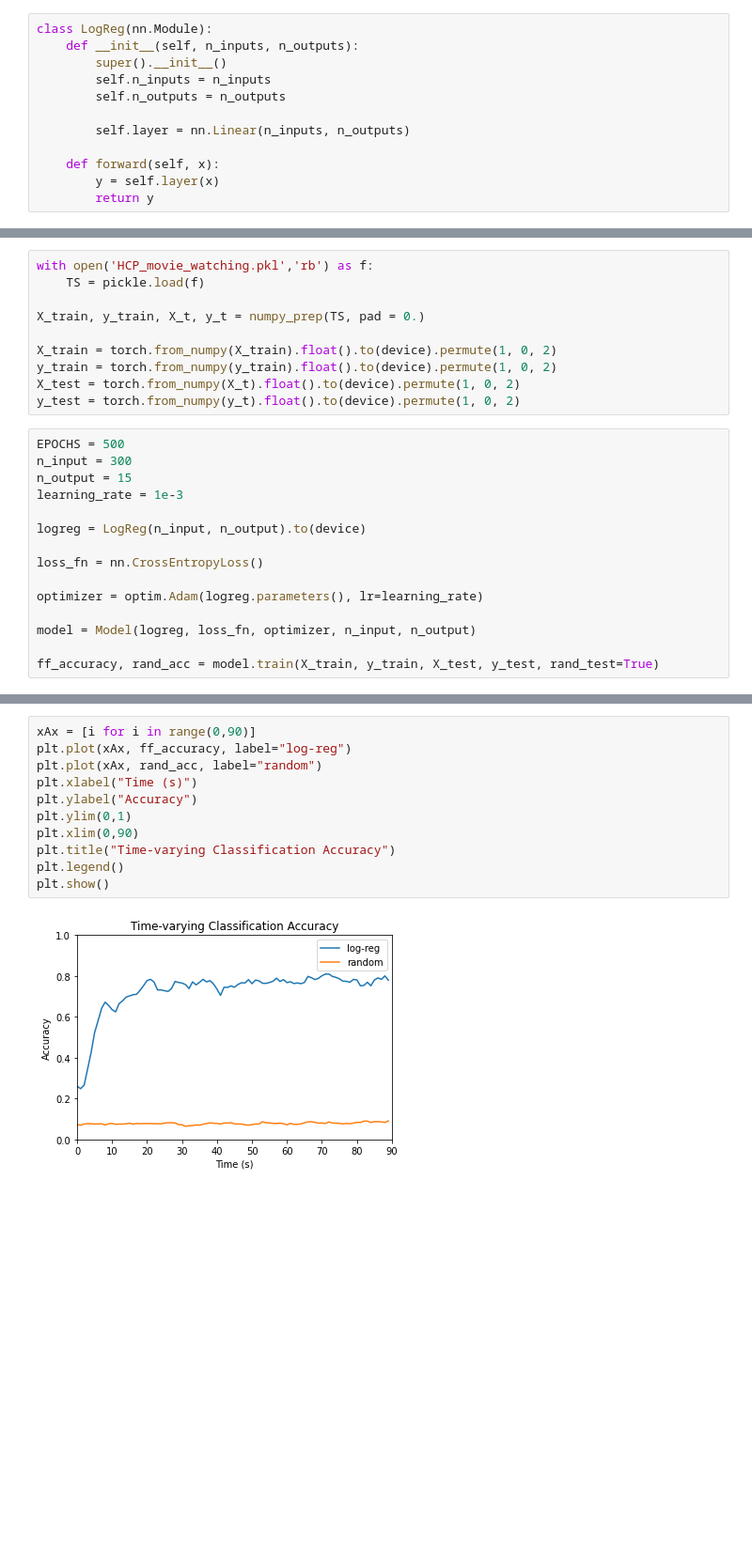
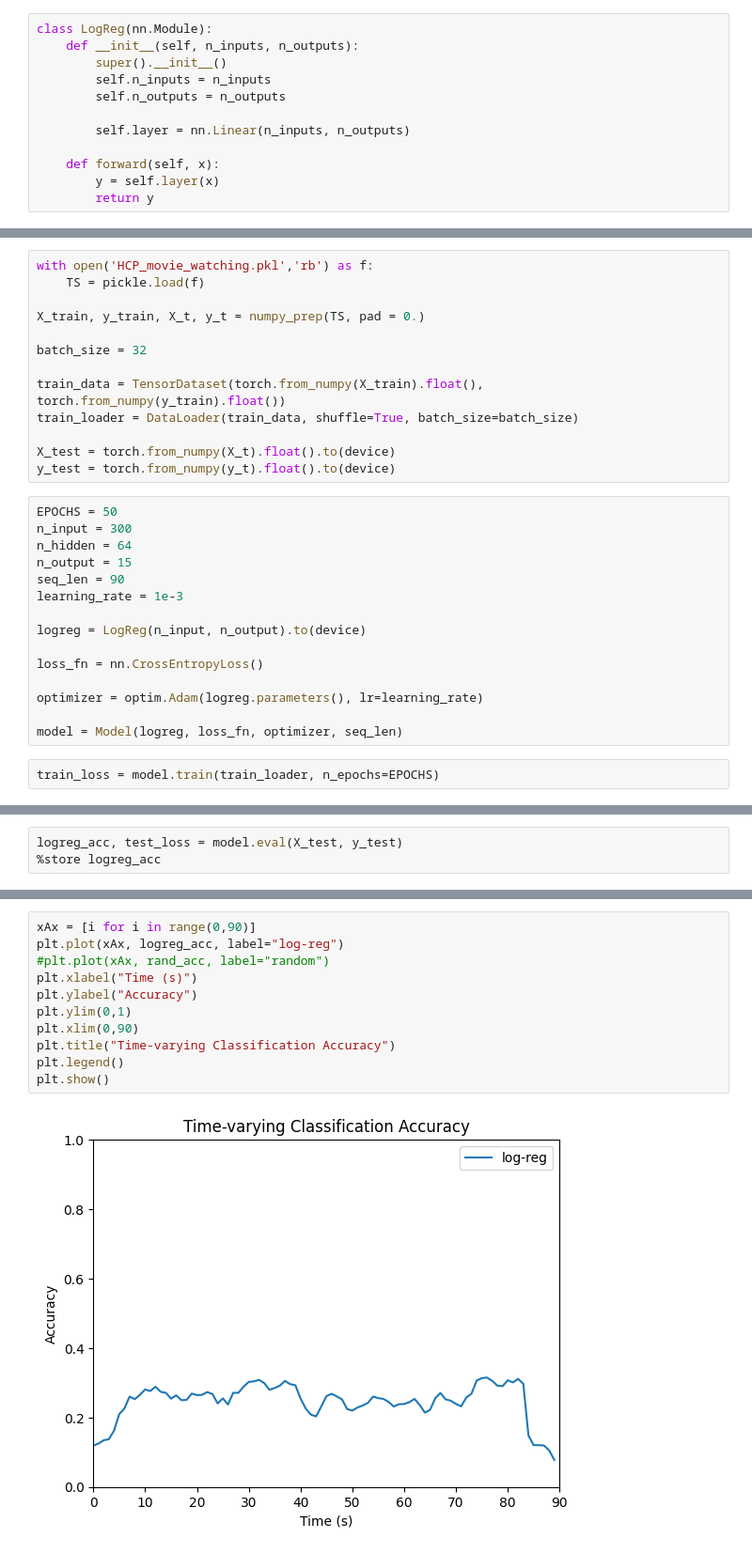
Before and after one commit to axgu/srp-lab-notebook, a Jupyter notebook: hcp_data/logistic_regression.ipynb, the cells around one changed output, grey strips where cells are left out. Shown at 94% size. Cells and saved outputs as stored; diff of their text form; blank space fills up the shorter version.

Commit message:
figures

```diff
--- a/hcp_data/logistic_regression.ipynb
+++ b/hcp_data/logistic_regression.ipynb
@@ -117,14 +139,19 @@ with open('HCP_movie_watching.pkl','rb') as f:
 
 X_train, y_train, X_t, y_t = numpy_prep(TS, pad = 0.)
 
-X_train = torch.from_numpy(X_train).float().to(device).permute(1, 0, 2)
-y_train = torch.from_numpy(y_train).float().to(device).permute(1, 0, 2)
-X_test = torch.from_numpy(X_t).float().to(device).permute(1, 0, 2)
-y_test = torch.from_numpy(y_t).float().to(device).permute(1, 0, 2)
+batch_size = 32
+
+train_data = TensorDataset(torch.from_numpy(X_train).float(), torch.from_numpy(y_train).float())
+train_loader = DataLoader(train_data, shuffle=True, batch_size=batch_size)
+
+X_test = torch.from_numpy(X_t).float().to(device)
+y_test = torch.from_numpy(y_t).float().to(device)
 # %%
-EPOCHS = 500
+EPOCHS = 50
 n_input = 300
+n_hidden = 64
 n_output = 15
+seq_len = 90
 learning_rate = 1e-3
 
 logreg = LogReg(n_input, n_output).to(device)
@@ -133,6 +160,6 @@ loss_fn = nn.CrossEntropyLoss()
 
 optimizer = optim.Adam(logreg.parameters(), lr=learning_rate)
 
-model = Model(logreg, loss_fn, optimizer, n_input, n_output)
-
-ff_accuracy, rand_acc = model.train(X_train, y_train, X_test, y_test, rand_test=True)
+model = Model(logreg, loss_fn, optimizer, seq_len)
+# %%
+train_loss = model.train(train_loader, n_epochs=EPOCHS)
@@ -138,0 +168,3 @@ ff_accuracy, rand_acc = model.train(X_train, y_train, X_test, y_test, rand_test=
+# %%
+logreg_acc, test_loss = model.eval(X_test, y_test)
+%store logreg_acc
@@ -139,13 +173,13 @@ ff_accuracy, rand_acc = model.train(X_train, y_train, X_test, y_test, rand_test=
 # %%
 xAx = [i for i in range(0,90)]
-plt.plot(xAx, ff_accuracy, label="log-reg")
-plt.plot(xAx, rand_acc, label="random")
+plt.plot(xAx, logreg_acc, label="log-reg")
+#plt.plot(xAx, rand_acc, label="random")
 plt.xlabel("Time (s)")
 plt.ylabel("Accuracy")
 plt.ylim(0,1)
 plt.xlim(0,90)
 plt.title("Time-varying Classification Accuracy")
 plt.legend()
 plt.show()
 # %% [output]
-[figure, old version]
+[figure, new version]
```
Also changed, not shown: parts of 5 cells of this notebook, 8 other files.
